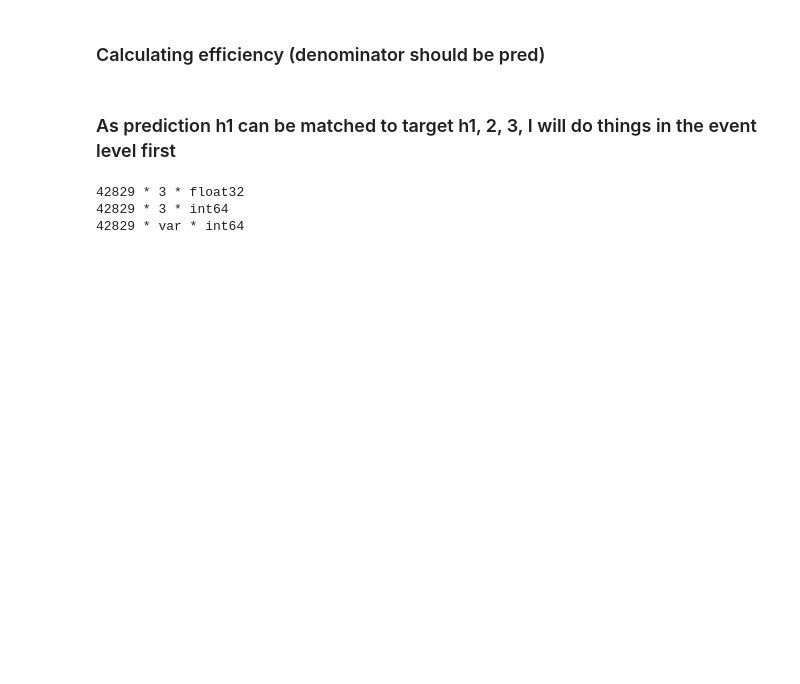
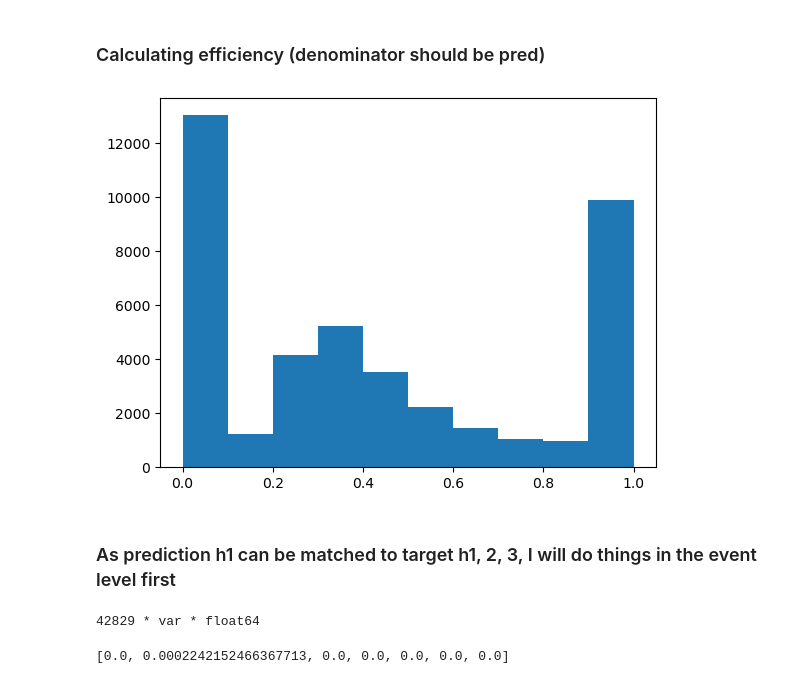
Before and after one commit to ucsd-hep-ex/hhh, a Jupyter notebook: notebooks/dev/plot_H _vs_pT.ipynb, the cells around one changed output. Drawn from its saved outputs; the diff is of its cells as text; code cells hidden in the pictures; blank space fills up the shorter version.

```diff
--- a/notebooks/dev/plot_H _vs_pT.ipynb
+++ b/notebooks/dev/plot_H _vs_pT.ipynb
@@ -106,20 +119,36 @@ ap_bh3 = np.array(predfile["TARGETS"]["bh3"]['assignment_probability'])
 # %% [markdown]
 ### Calculating efficiency (denominator should be pred)
+# %%
+plt.hist(ap_bh3)
+plt.show()
+# %% [output]
+[figure, added]
 # %% [markdown]
 ### As prediction h1 can be matched to target h1, 2, 3,  I will do things in the event level first
 # %%
+# convert some arrays to ak array
 ap = np.concatenate((ap_bh1.reshape(-1,1), ap_bh2.reshape(-1,1), ap_bh3.reshape(-1,1)), axis=1)
 ap = ak.Array(ap)
-print(ap.type)
-bb_bh_p = np.concatenate((bb_bh1_p.reshape(-1,1), bb_bh1_p.reshape(-1,1), bb_bh1_p.reshape(-1,1)), axis=1)
+bb_bh_p = np.concatenate((bb_bh1_p.reshape(-1,1), bb_bh2_p.reshape(-1,1), bb_bh3_p.reshape(-1,1)), axis=1)
 bb_bh_p = ak.Array(bb_bh_p)
-print(bb_bh_p.type)
+bb_bh_t = np.concatenate((bb_bh1_t.reshape(-1,1), bb_bh2_t.reshape(-1,1), bb_bh3_t.reshape(-1,1)), axis=1)
+bb_bh_t = ak.Array(bb_bh_t)
+bh_pt = np.concatenate((bh1_pt.reshape(-1,1), bh2_pt.reshape(-1,1), bh3_pt.reshape(-1,1)), axis=1)
+bh_pt = ak.Array(bh_pt)
 
-AP_threshold = 0.9
-bb_bh_p_passed = bb_bh_p.mask[ap > AP_threshold]
+# p: prediction
+AP_threshold = 0.5
+bh_filter = ap > AP_threshold
+bb_bh_p_passed = bb_bh_p.mask[bh_filter]
 bb_bh_p_passed = ak.drop_none(bb_bh_p_passed)
-print(bb_bh_p_passed.type)
+
+# target
+# bb: boosted bjet index
+bb_bh_t_selected = bb_bh_t.mask[bh_filter]
+bb_bh_t_selected = ak.drop_none(bb_bh_t_selected)
+
+bh_pt_selected = bh_pt.mask[bh_filter]
+bh_pt_selected = ak.drop_none(bh_pt_selected)
+print(bh_pt_selected.type)
 # %% [output]
-42829 * 3 * float32
-42829 * 3 * int64
-42829 * var * int64
+42829 * var * float64
@@ -133,0 +178,4 @@ predfile["TARGETS"]["bh1"]['detection_probability'][0:10]
+# %%
+print(avgs)
+# %% [output]
+[0.0, 0.0002242152466367713, 0.0, 0.0, 0.0, 0.0, 0.0]
```
Also changed, not shown: parts of 9 cells of this notebook.
